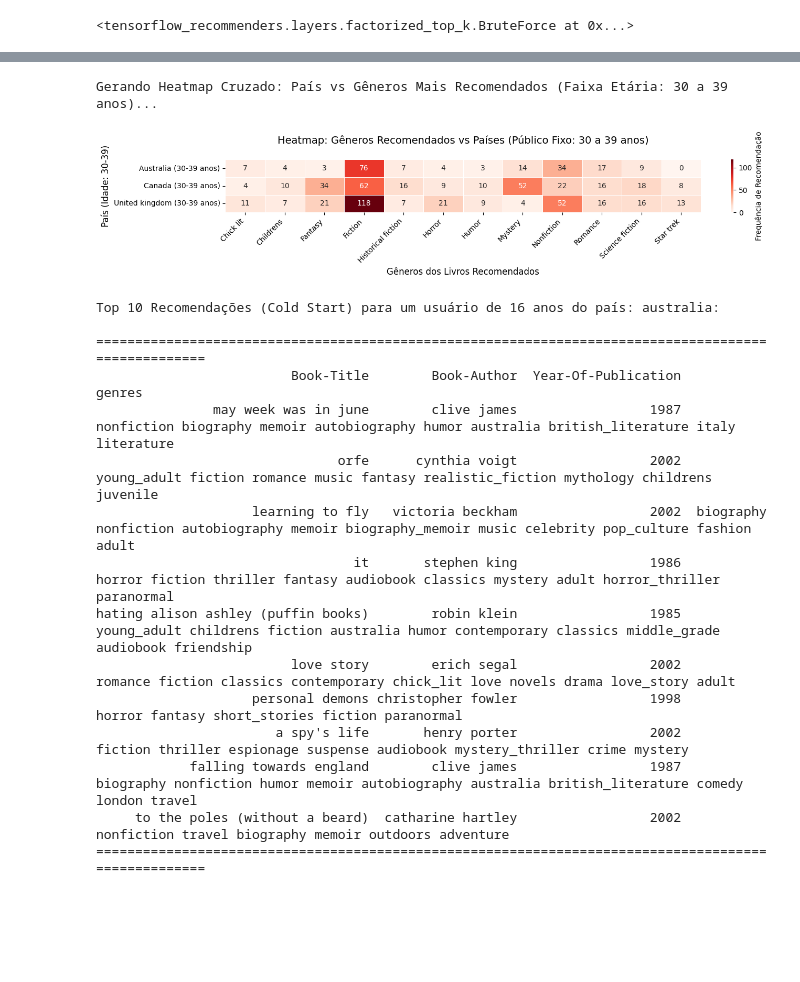
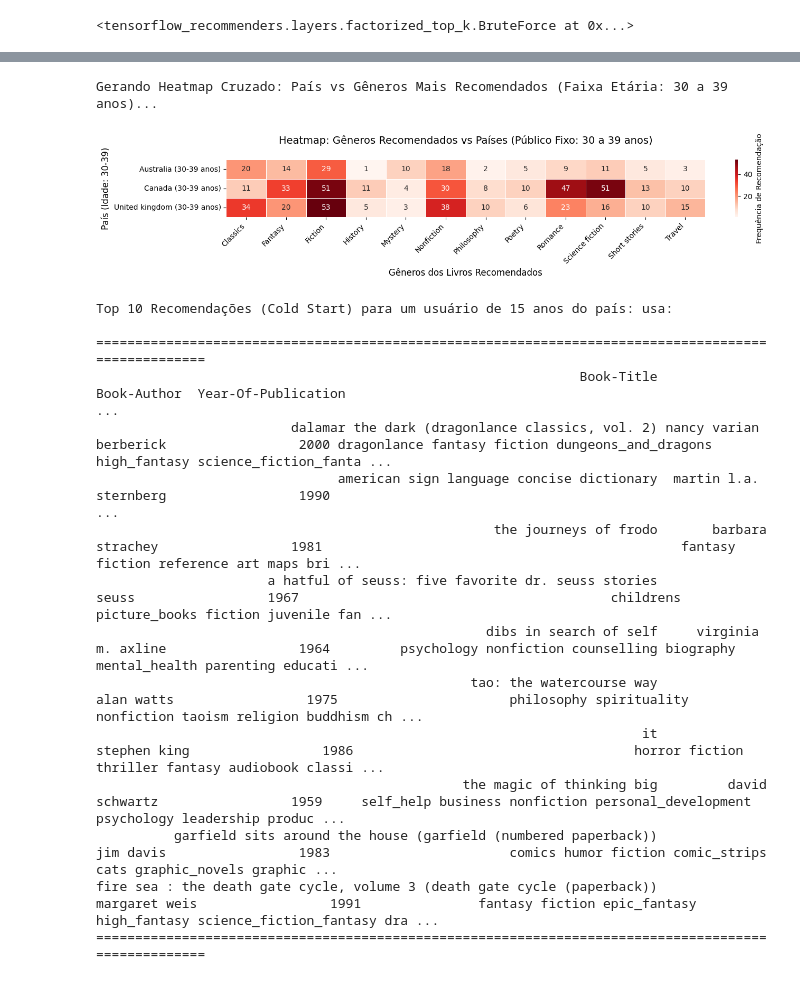
Before and after one commit to YuriRadzi/NeoLeitura, a Jupyter notebook: recomendacoes.ipynb, the cells around one changed output, grey strips where cells are left out. Drawn from its saved outputs; the diff is of its cells as text; code cells hidden in the pictures; blank space fills up the shorter version.

```diff
--- a/recomendacoes.ipynb
+++ b/recomendacoes.ipynb
@@ -405,11 +407,14 @@ array(['aruba', 'australia', 'austria', 'belgium', 'brazil', 'bulgaria',
 # %%
-df_desnormalizado_filtered.loc[df_desnormalizado_filtered["Country"] == "united state", "Country"] = "usa"
-df_desnormalizado_filtered.loc[df_desnormalizado_filtered["Country"] == "us", "Country"] = "usa"
+# Correções de country aplicadas em df_users (fonte primária — propagadas downstream)
+df_users.loc[df_users["Country"] == "united state", "Country"] = "usa"
+df_users.loc[df_users["Country"] == "us", "Country"] = "usa"
 # %%
-# Separando dados de treino x teste (75/25)
+# Separando dados de treino x teste (75/25) e stratify por User-ID (Mantendo proporção)
 df_train, df_test = train_test_split(
-    df_desnormalizado_filtered,
+    df_interactions[['User-ID', 'ISBN', 'Book-Rating']],
     test_size=0.25,
     random_state=42,
-    stratify=df_desnormalizado_filtered['User-ID']  # Garante mesma proporção de usuários
+    stratify=df_interactions['User-ID']
 )
+print(f"Treino: {len(df_train):,} interações | {df_train['User-ID'].nunique():,} usuários únicos")
+print(f"Teste:  {len(df_test):,} interações  | {df_test['User-ID'].nunique():,} usuários únicos")
@@ -1155,5 +1338,6 @@ Gerando Heatmap: Faixa Etária vs Gêneros Mais Recomendados pelo Modelo...
 # %%
-# --- Análise Visual Avançada: Heatmap Cruzado (País + Idade x Gêneros Recomendados) ---
+
+# Heatmap Cruzado (País + Idade x Gêneros Recomendados)
 import numpy as np
 import seaborn as sns
 import matplotlib.pyplot as plt
@@ -1162,10 +1346,11 @@ import pandas as pd
 print("Gerando Heatmap Cruzado: País vs Gêneros Mais Recomendados (Faixa Etária: 30 a 39 anos)...")
 
 try:
-    # Mantém os países que já estavam configurados
+    # escolha de 3 Países comuns no dataset
     paises_alvo_cruzado = ['united kingdom', 'canada', "australia"]
 
-    df_cruzado = df_desnormalizado_filtered.drop_duplicates(subset=['User-ID']).copy()
+    # Usa df_users_model (já filtrado por usuários nas interações)
+    df_cruzado = df_users_model.drop_duplicates(subset=['User-ID']).copy()
 
     # Filtrar apenas os países desejados e faixa etária de 30 a 39 anos
     df_filtrado_cruzado = df_cruzado[
@@ -1181,24 +1366,36 @@ try:
         lambda x: x.sample(n=min(len(x), 40), random_state=42)
     ).reset_index(drop=True)
 
+    # Enriquecer amostra com perfil comportamental
+    amostra_cruzada = amostra_cruzada.merge(df_user_features, on='User-ID', how='left')
+    amostra_cruzada['genres_positivos']  = amostra_cruzada['genres_positivos'].fillna('')
+    amostra_cruzada['genres_implicitos'] = amostra_cruzada['genres_implicitos'].fillna('')
+    amostra_cruzada[['count_positivos', 'count_negativos', 'count_implicitos']] = \
+        amostra_cruzada[['count_positivos', 'count_negativos', 'count_implicitos']].fillna(0)
+
     resultados_heatmap_cruzado = []
 
     # Busca rápida no modelo TFRS
     for _, row in amostra_cruzada.iterrows():
         u_input = {
-            "user_id": tf.constant([str(row['User-ID'])]),
-            "age": tf.constant([np.float32(row['Age'])]),
-            "country": tf.constant([str(row['Country'])])
+            "user_id":           tf.constant([str(row['User-ID'])]),
+            "age":               tf.constant([np.float32(row['Age'])]),
+            "country":           tf.constant([str(row['Country'])]),
+            "genres_positivos":  tf.constant([str(row['genres_positivos'])]),
+            "genres_implicitos": tf.constant([str(row['genres_implicitos'])]),
+            "count_positivos":   tf.constant([np.float32(row['count_positivos'])]),
+            "count_negativos":   tf.constant([np.float32(row['count_negativos'])]),
+            "count_implicitos":  tf.constant([np.float32(row['count_implicitos'])]),
         }
         if usa_cidade_estado:
-            u_input["city"] = tf.constant([str(row['City'])])
+            u_input["city"]  = tf.constant([str(row['City'])])
             u_input["state"] = tf.constant([str(row['State'])])
 
         _, titles_tf = index(u_input)
         top_isbns = [isbn.decode('utf-8') for isbn in titles_tf[0, :10].numpy()]
 
         for isbn in top_isbns:
-            livro = df_books_unique[df_books_unique['ISBN'] == isbn]
+            livro = df_books_catalog[df_books_catalog['ISBN'] == isbn]
             if not livro.empty:
                 generos_raw = str(livro['genres'].values[0])
                 if generos_raw and generos_raw.strip() != "" and generos_raw.lower() != "nan":
@@ -1206,33 +1403,34 @@ try:
                     resultados_heatmap_cruzado.append({
                         'Perfil': row['Perfil'],
                         'Genre': genero_principal
                     })
 
     df_heatmap_cruzado = pd.DataFrame(resultados_heatmap_cruzado)
 
     if not df_heatmap_cruzado.empty:
         # Selecionando os 12 gêneros mais prevalentes entre os resultados
         top_genres_cruzado = df_heatmap_cruzado['Genre'].value_counts().head(12).index
         df_heatmap_top_cruzado = df_heatmap_cruzado[df_heatmap_cruzado['Genre'].isin(top_genres_cruzado)]
 
         # Pivotagem
         matriz_heatmap_cruzado = pd.crosstab(df_heatmap_top_cruzado['Perfil'], df_heatmap_top_cruzado['Genre'])
 
         # Desenhar o Heatmap
-        plt.figure(figsize=(14, 3)) # Reduzindo altura já que são só duas linhas
+        plt.figure(figsize=(14, 3))
         sns.heatmap(matriz_heatmap_cruzado, cmap="Reds", annot=True, fmt="d", linewidths=.5, cbar_kws={'label': 'Frequência de Recomendação'})
         plt.title("Heatmap: Gêneros Recomendados vs Países (Público Fixo: 30 a 39 anos)\n", fontsize=14)
         plt.xlabel("Gêneros dos Livros Recomendados", fontsize=12)
         plt.ylabel("País (Idade: 30-39)", fontsize=12)
         plt.xticks(rotation=45, ha='right')
         plt.tight_layout()
         plt.show()
     else:
         print("Não foi possível gerar dados suficientes para pessoas entre 30 e 39 anos nesses países.")
 
 except Exception as e:
+
     print(f"Erro na geração do heatmap: {e}")
 # %% [output]
 Gerando Heatmap Cruzado: País vs Gêneros Mais Recomendados (Faixa Etária: 30 a 39 anos)...
-[figure, old version]
+[figure, new version]
 # %%
@@ -1257,9 +1462,9 @@ def recomendar_cold_start(user_age, country, k_previsoes=10):
 
     return df_recs_cold_full
 # %%
-# previsão de 10 livros para usuário cold start, adolescente da Austrália
-user_age = 16
-country = "australia"
+# previsão de 10 livros para usuário cold start, adolescente da usa
+user_age = 15
+country = "usa"
 k = 10
 
 df_resultado_cold = recomendar_cold_start(user_age=user_age, country=country, k_previsoes=k)
@@ -1269,20 +1474,20 @@ print("=" * 100)
 print(df_resultado_cold[['Book-Title', 'Book-Author', 'Year-Of-Publication', 'genres']].to_string(index=False))
 print("=" * 100)
 # %% [output]
-Top 10 Recomendações (Cold Start) para um usuário de 16 anos do país: australia:
+Top 10 Recomendações (Cold Start) para um usuário de 15 anos do país: usa:
 
 ====================================================================================================
-                         Book-Title        Book-Author  Year-Of-Publication                                                                                                genres
-               may week was in june        clive james                 1987         nonfiction biography memoir autobiography humor australia british_literature italy literature
-                               orfe      cynthia voigt                 2002              young_adult fiction romance music fantasy realistic_fiction mythology childrens juvenile
-                    learning to fly   victoria beckham                 2002  biography nonfiction autobiography memoir biography_memoir music celebrity pop_culture fashion adult
-                                 it       stephen king                 1986           horror fiction thriller fantasy audiobook classics mystery adult horror_thriller paranormal
-hating alison ashley (puffin books)        robin klein                 1985 young_adult childrens fiction australia humor contemporary classics middle_grade audiobook friendship
-                         love story        erich segal                 2002                    romance fiction classics contemporary chick_lit love novels drama love_story adult
-                    personal demons christopher fowler                 1998                                                       horror fantasy short_stories fiction paranormal
-                       a spy's life       henry porter                 2002                          fiction thriller espionage suspense audiobook mystery_thriller crime mystery
-            falling towards england        clive james                 1987     biography nonfiction humor memoir autobiography australia british_literature comedy london travel
-     to the poles (without a beard)  catharine hartley                 2002                                                 nonfiction travel biography memoir outdoors adventure
+                                                              Book-Title            Book-Author  Year-Of-Publication                                                                                     ...
+                         dalamar the dark (dragonlance classics, vol. 2) nancy varian berberick                 2000 dragonlance fantasy fiction dungeons_and_dragons high_fantasy science_fiction_fanta ...
+                               american sign language concise dictionary  martin l.a. sternberg                 1990                                                                                     ...
+                                                   the journeys of frodo       barbara strachey                 1981                                              fantasy fiction reference art maps bri ...
+                      a hatful of seuss: five favorite dr. seuss stories                  seuss                 1967                                        childrens picture_books fiction juvenile fan ...
+                                                  dibs in search of self     virginia m. axline                 1964         psychology nonfiction counselling biography mental_health parenting educati ...
+                                                tao: the watercourse way             alan watts                 1975                      philosophy spirituality nonfiction taoism religion buddhism ch ...
+                                                                      it           stephen king                 1986                                    horror fiction thriller fantasy audiobook classi ...
+                                               the magic of thinking big         david schwartz                 1959     self_help business nonfiction personal_development psychology leadership produc ...
+          garfield sits around the house (garfield (numbered paperback))              jim davis                 1983                       comics humor fiction comic_strips cats graphic_novels graphic ...
+fire sea : the death gate cycle, volume 3 (death gate cycle (paperback))          margaret weis                 1991               fantasy fiction epic_fantasy high_fantasy science_fiction_fantasy dra ...
 ====================================================================================================
 # %%
 # previsão de 10 livros para usuário cold start, adulto da Espanha
```
Also changed, not shown: parts of 32 cells of this notebook.
